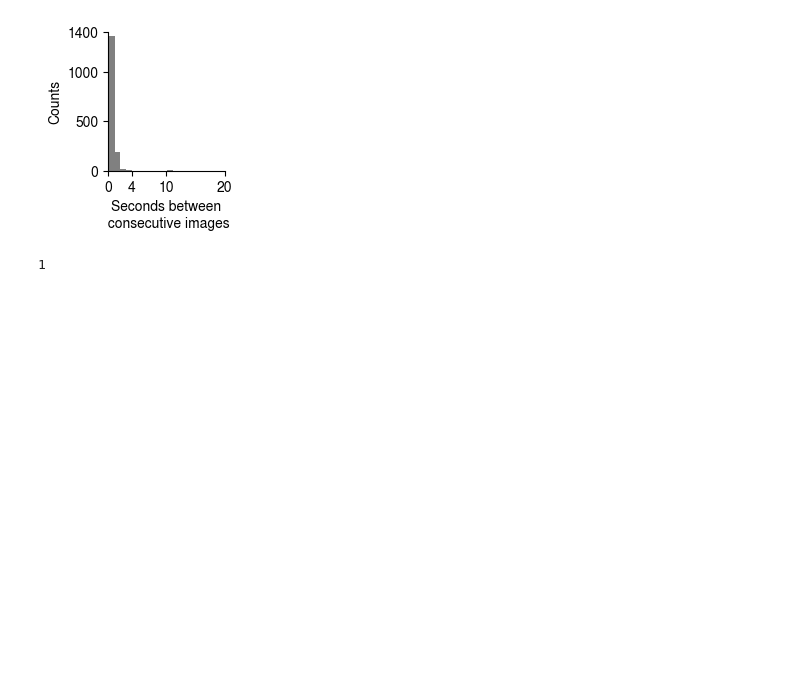
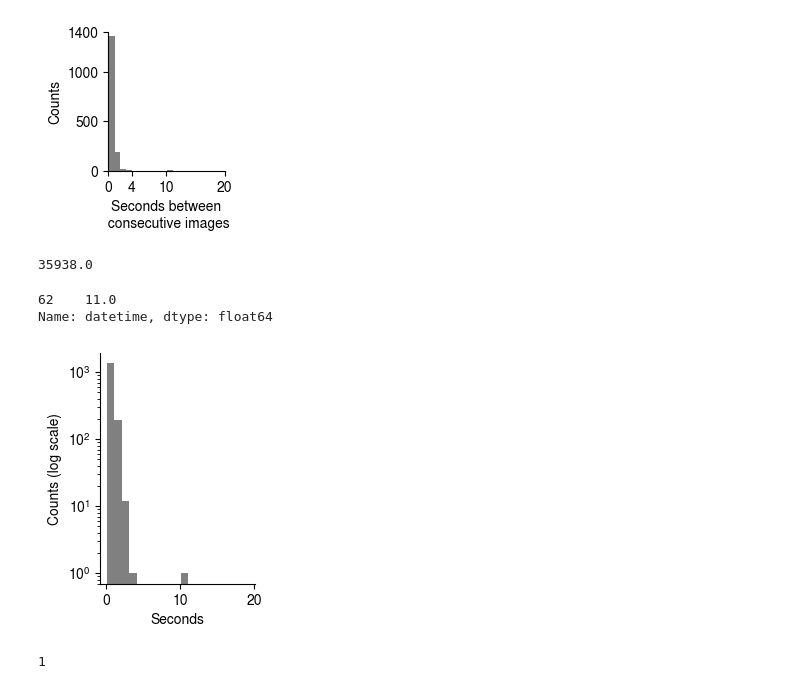
Before and after one commit to mparkergetz/bee_cam_data_processing, a Jupyter notebook: process_bombus_dir.ipynb, the cells around one changed output. Drawn from its saved outputs; the diff is of its cells as text; code cells hidden in the pictures; blank space fills up the shorter version.

```diff
--- a/process_bombus_dir.ipynb
+++ b/process_bombus_dir.ipynb
@@ -59,6 +59,29 @@ plt.savefig('figs/seconds_between_images.svg', format='svg')
 # plt.savefig('figs/seconds_between_images.png', format='png', dpi=300)
 # %% [output]
 [figure]
+# %%
+time_distributions.max()
+# %% [output]
+35938.0
+# %%
+time_distributions[(time_distributions<12) & (time_distributions>10)]
+# %% [output]
+62    11.0
+Name: datetime, dtype: float64
+# %%
+bin_size = 1
+bins = np.arange(1,20 + bin_size, bin_size) - .9
+
+plt.figure(figsize=(2,3))
+plt.hist(time_distributions[time_distributions<20], bins=bins, color='gray')
+plt.yscale("log")
+plt.xlabel("Seconds")
+plt.ylabel('Counts (log scale)')
+
+# plt.tight_layout()
+plt.savefig('figs/time_dist_hist_log.svg', format="svg")
+# %% [output]
+[figure, added]
 # %%
 len(time_distributions[(time_distributions>3) & (time_distributions<=4)])
 # %% [output]
```
Also changed, not shown: parts of 1 cell of this notebook, 6 other files.
